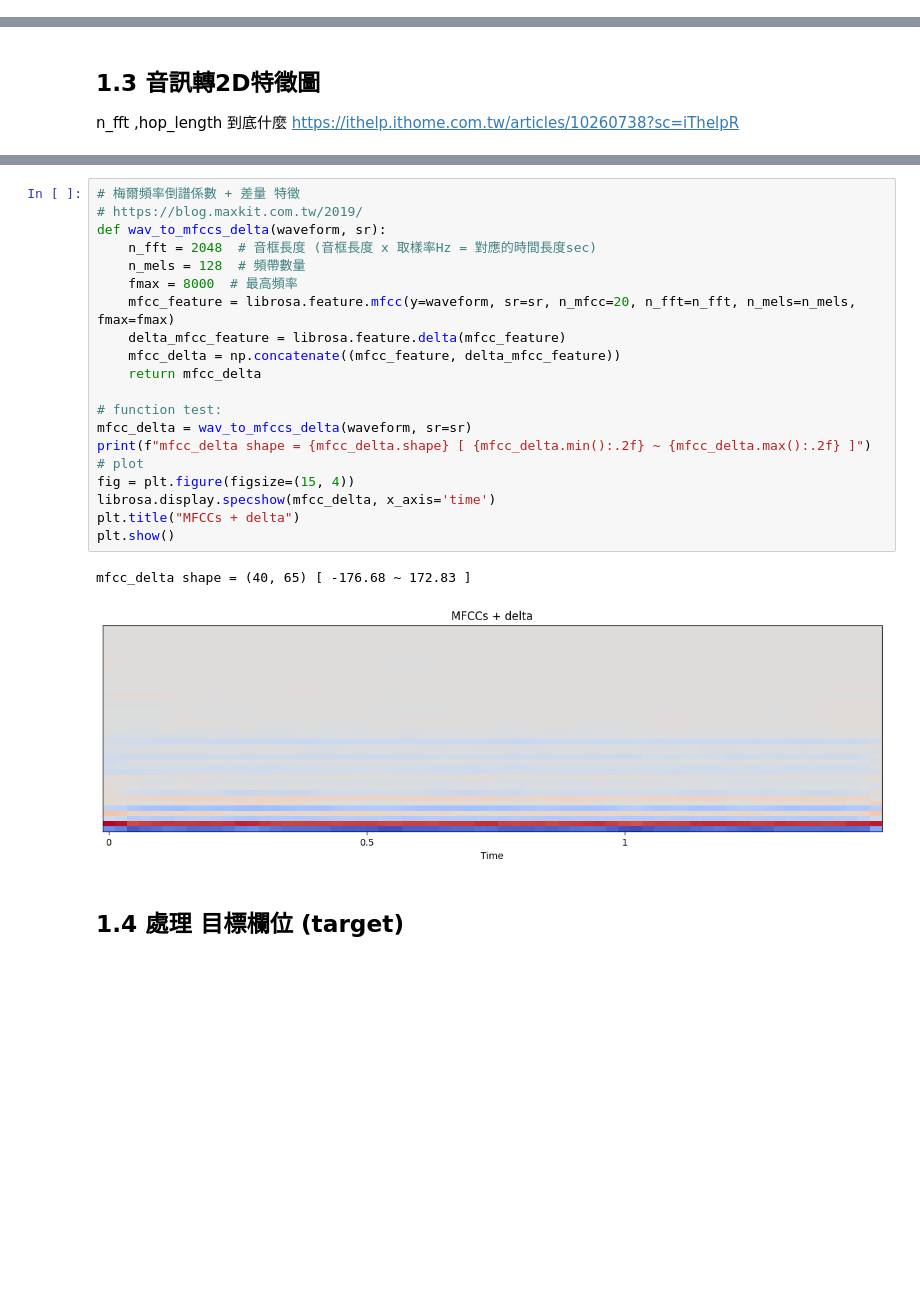
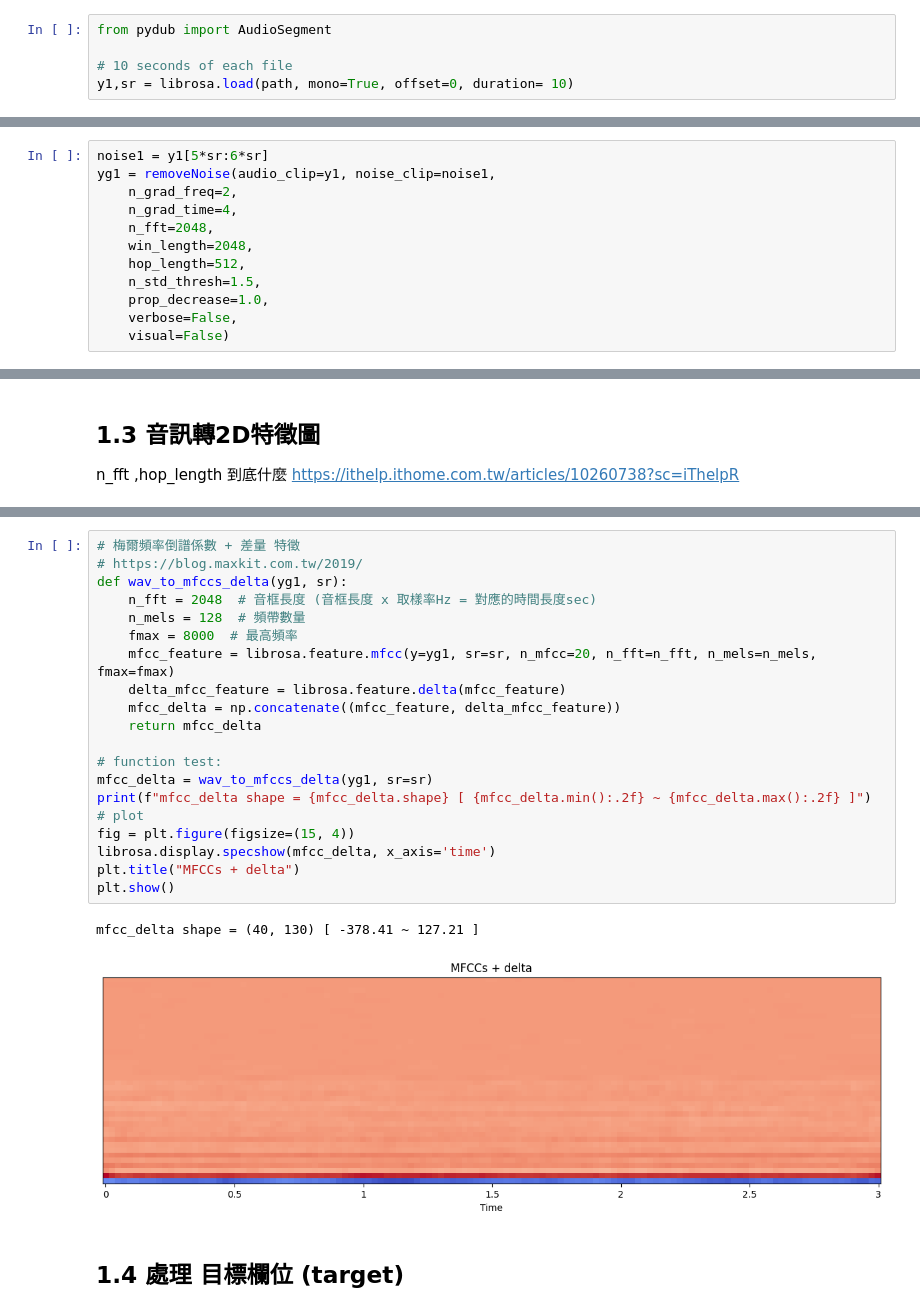
Before and after one commit to chungchungtin/1112, a Jupyter notebook: ai_workshop/Code/my_part.ipynb, the cells around one changed output, grey strips where cells are left out. Saved outputs shown, nothing was run; the diff lists cells and outputs as text; blank space fills up the shorter version.

```diff
--- a/ai_workshop/Code/my_part.ipynb
+++ b/ai_workshop/Code/my_part.ipynb
@@ -282,0 +308,5 @@ display.display(display.Audio(filtered, rate=sr))
+# %%
+from pydub import AudioSegment
+
+# 10 seconds of each file
+y1,sr = librosa.load(path, mono=True, offset=0, duration= 10)
@@ -282,0 +604,12 @@ display.display(display.Audio(filtered, rate=sr))
+# %%
+noise1 = y1[5*sr:6*sr]
+yg1 = removeNoise(audio_clip=y1, noise_clip=noise1,
+    n_grad_freq=2,
+    n_grad_time=4,
+    n_fft=2048,
+    win_length=2048,
+    hop_length=512,
+    n_std_thresh=1.5,
+    prop_decrease=1.0,
+    verbose=False,
+    visual=False)
@@ -352,26 +708,26 @@ mfccs shape = (20, 65) [ -176.68 ~ 172.83 ]
 # %%
 # 梅爾頻率倒譜係數 + 差量 特徵
 # https://blog.maxkit.com.tw/2019/
-def wav_to_mfccs_delta(waveform, sr):
+def wav_to_mfccs_delta(yg1, sr):
     n_fft = 2048  # 音框長度 (音框長度 x 取樣率Hz = 對應的時間長度sec)
     n_mels = 128  # 頻帶數量
     fmax = 8000  # 最高頻率
-    mfcc_feature = librosa.feature.mfcc(y=waveform, sr=sr, n_mfcc=20, n_fft=n_fft, n_mels=n_mels, fmax=fmax)
+    mfcc_feature = librosa.feature.mfcc(y=yg1, sr=sr, n_mfcc=20, n_fft=n_fft, n_mels=n_mels, fmax=fmax)
     delta_mfcc_feature = librosa.feature.delta(mfcc_feature)
     mfcc_delta = np.concatenate((mfcc_feature, delta_mfcc_feature))
     return mfcc_delta
 
 # function test:
-mfcc_delta = wav_to_mfccs_delta(waveform, sr=sr)
+mfcc_delta = wav_to_mfccs_delta(yg1, sr=sr)
 print(f"mfcc_delta shape = {mfcc_delta.shape} [ {mfcc_delta.min():.2f} ~ {mfcc_delta.max():.2f} ]")
 # plot
 fig = plt.figure(figsize=(15, 4))
 librosa.display.specshow(mfcc_delta, x_axis='time')
 plt.title("MFCCs + delta")
 plt.show()
 # %% [output]
-mfcc_delta shape = (40, 65) [ -176.68 ~ 172.83 ]
+mfcc_delta shape = (40, 130) [ -378.41 ~ 127.21 ]
-[figure, old version]
+[figure, new version]
 # %% [markdown]
 ## 1.4 處理 目標欄位 (target)
 # %%
```
Also changed, not shown: parts of 66 cells of this notebook, 3 other files.
